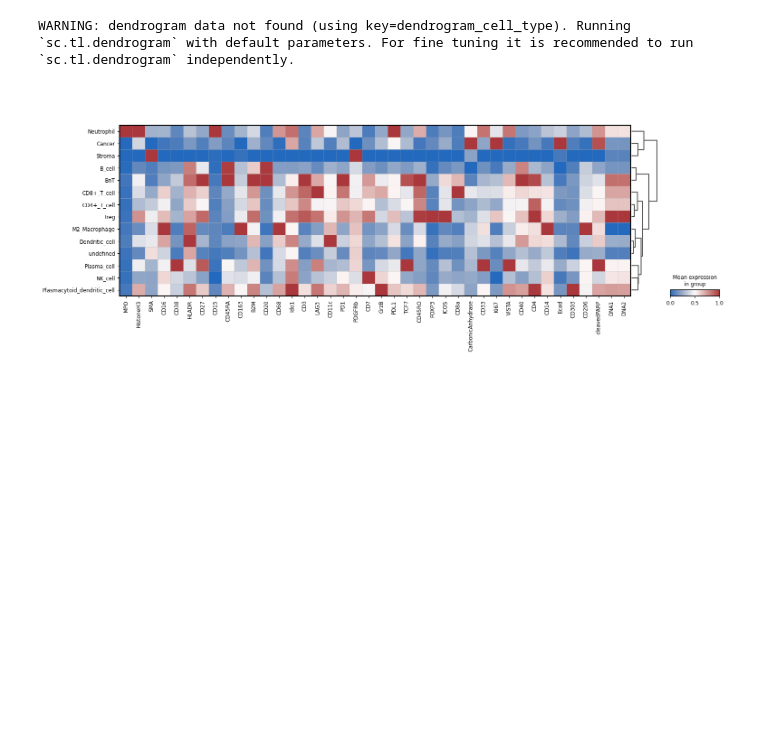
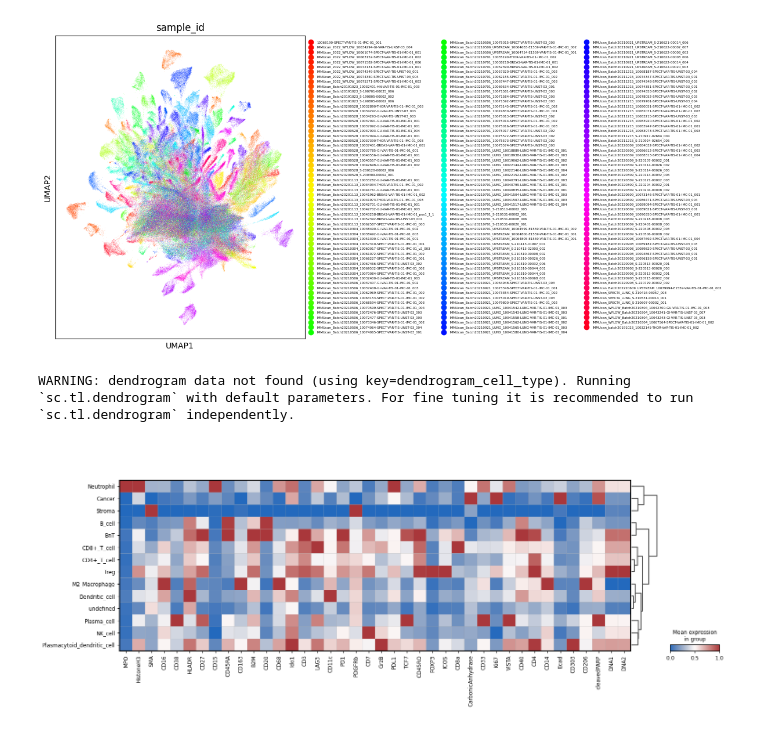
Before and after one commit to MargotCh/spCellEval, a Jupyter notebook: src/preprocessing/datasets/process_IMMUcan.ipynb, the cells around one changed output. Cells and saved outputs as stored; diff of their text form; code cells hidden in the pictures; blank space fills up the shorter version.

```diff
--- a/src/preprocessing/datasets/process_IMMUcan.ipynb
+++ b/src/preprocessing/datasets/process_IMMUcan.ipynb
@@ -84,3 +162,10 @@ sc.pl.umap(adata, color='BatchId')
+# %%
+fig, ax = plt.subplots(figsize=(12, 6))
+sc.pl.umap(adata, color='sample_id', legend_fontsize=4, ax=ax, show=False)
+plt.tight_layout()
+plt.show()
+# %% [output]
+[figure, added]
 # %%
 sc.pl.matrixplot(adata, var_names=adata.var_names, groupby='cell_type', cmap='vlag', dendrogram=True, use_raw=False,
                  standard_scale='var'
```
Also changed, not shown: parts of 13 cells of this notebook, 10 other files.
